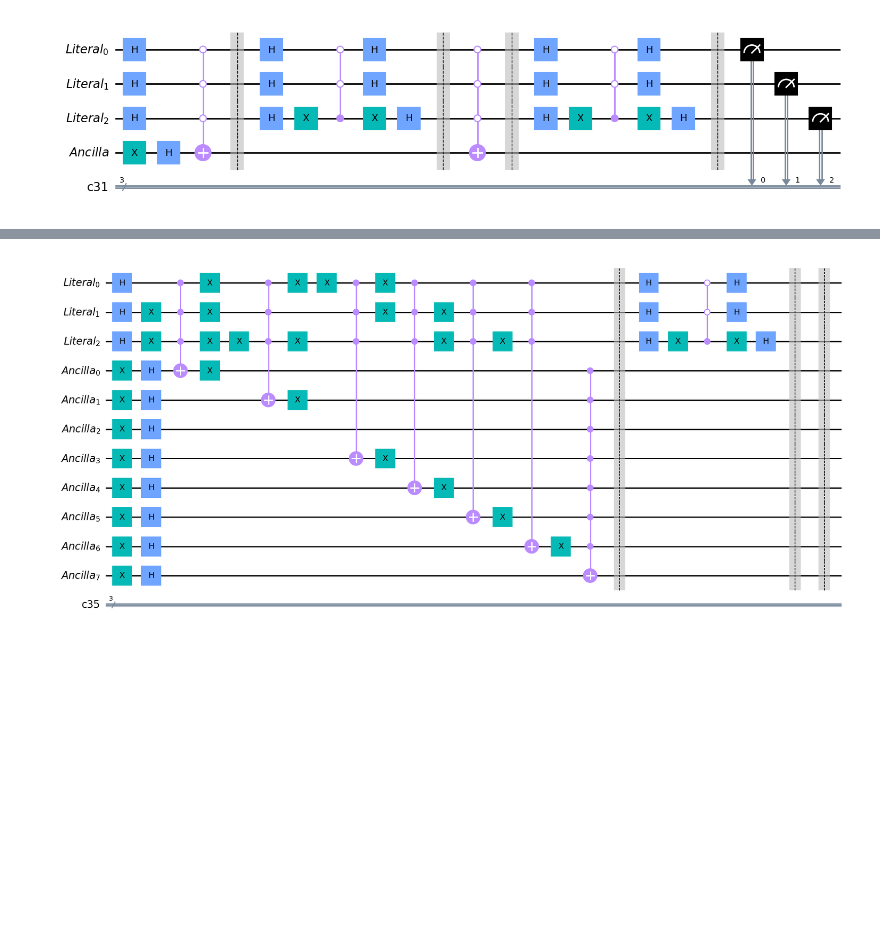
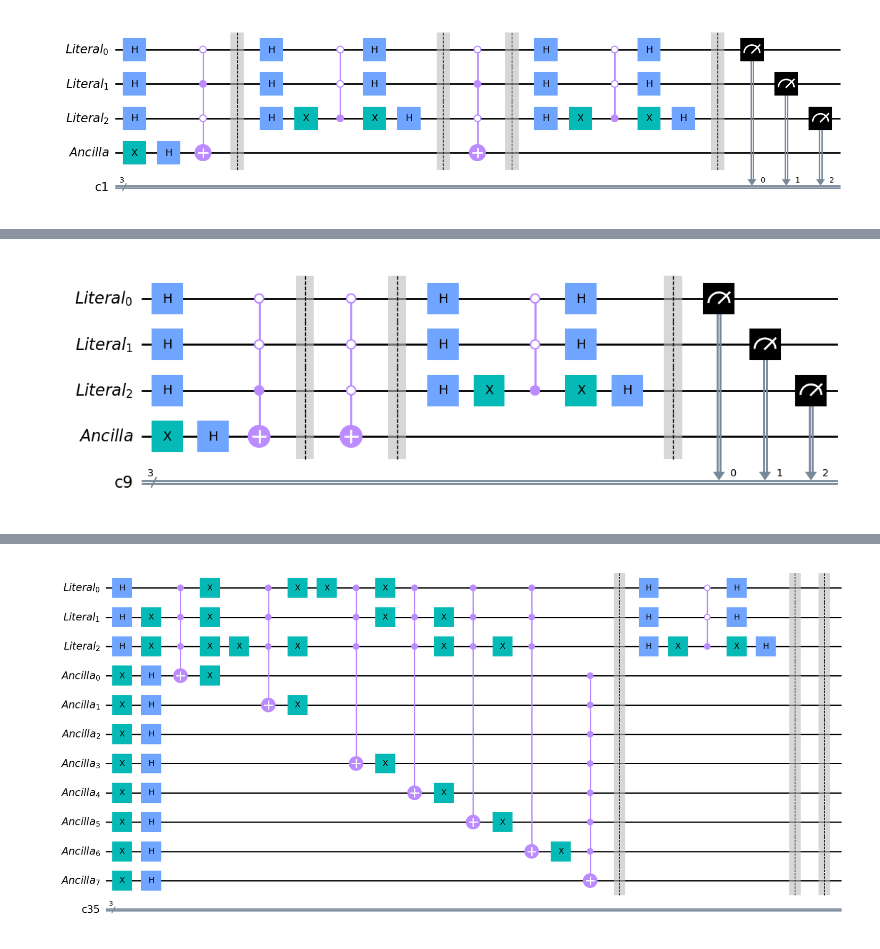
Before and after one commit to hiddenduck/Quantum_SAT_Grover, a Jupyter notebook: Projeto_IC.ipynb, the cells around one changed output, grey strips where cells are left out. Saved outputs shown, nothing was run; the diff lists cells and outputs as text; code cells hidden in the pictures; blank space fills up the shorter version.

```diff
--- a/Projeto_IC.ipynb
+++ b/Projeto_IC.ipynb
@@ -207,0 +205,37 @@ optimalIterations(n_qubits,bitstring, mpl=False)
+# %%
+def optimalIterationsMultipleSols(n_qubits, solutions, mpl=True, shots = 1024):
+    qr=QuantumRegister(n_qubits, name="Literal")
+    ancilla=QuantumRegister(1, name="Ancilla")
+    cr=ClassicalRegister(n_qubits)
+
+    qc =QuantumCircuit(qr,ancilla,cr)
+    qc.h(qr)
+
+    qc.x(ancilla)
+    qc.h(ancilla)
+
+
+    elements = 2**n_qubits
+
+    iterations=int(np.floor(np.pi/4 * np.sqrt(elements/len(solutions))))
+
+    for j in range(iterations):
+        for solution in solutions:
+            qc = qc.compose(oracle(qr,ancilla,bitstring=solution))
+        qc = qc.compose(diffusion_operator(qr,ancilla,n_qubits))
+
+
+    qc.measure(qr,cr)
+
+    if mpl:
+        return qc.draw(output="mpl")
+    else:
+        counts = execute_circuit(qc, shots=shots, reversed=True)
+        return plot_distribution(counts)
+# %%
+solutions = ["100","000"]
+n_qubits = 3
+# %%
+optimalIterationsMultipleSols(n_qubits, solutions)
+# %% [output]
+[figure, added]
```
Also changed, not shown: parts of 25 cells of this notebook.
